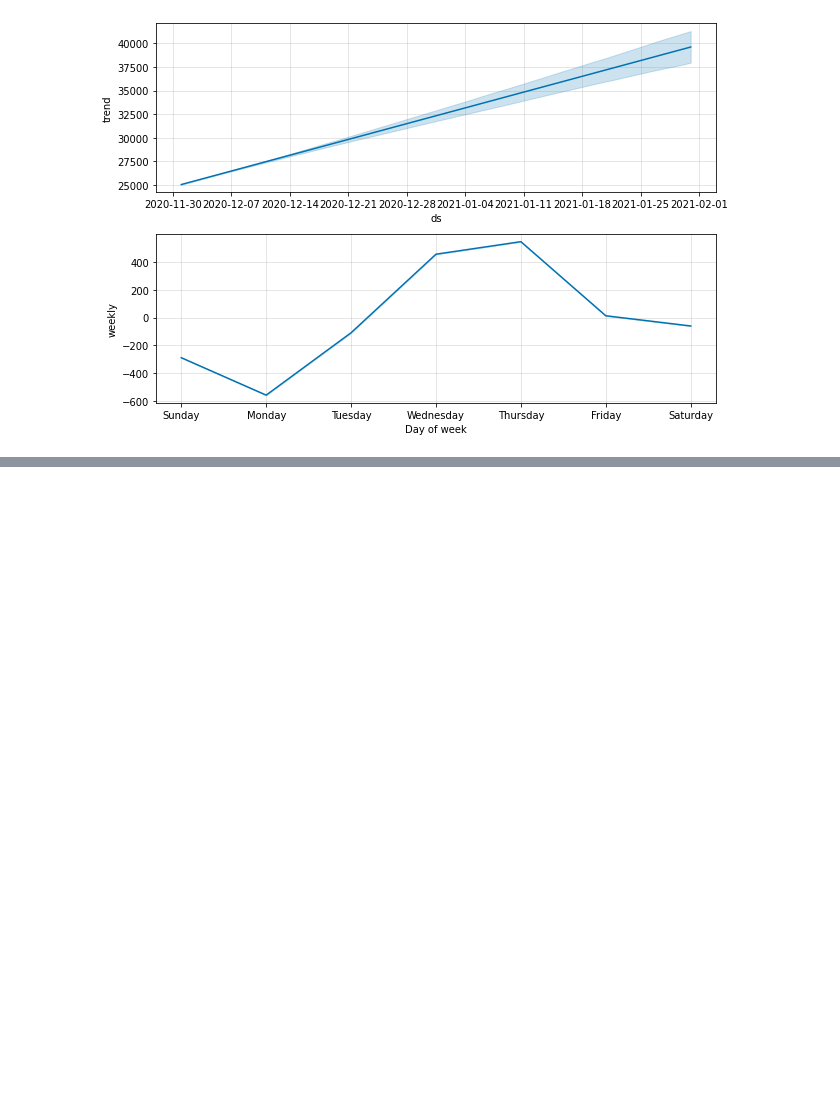
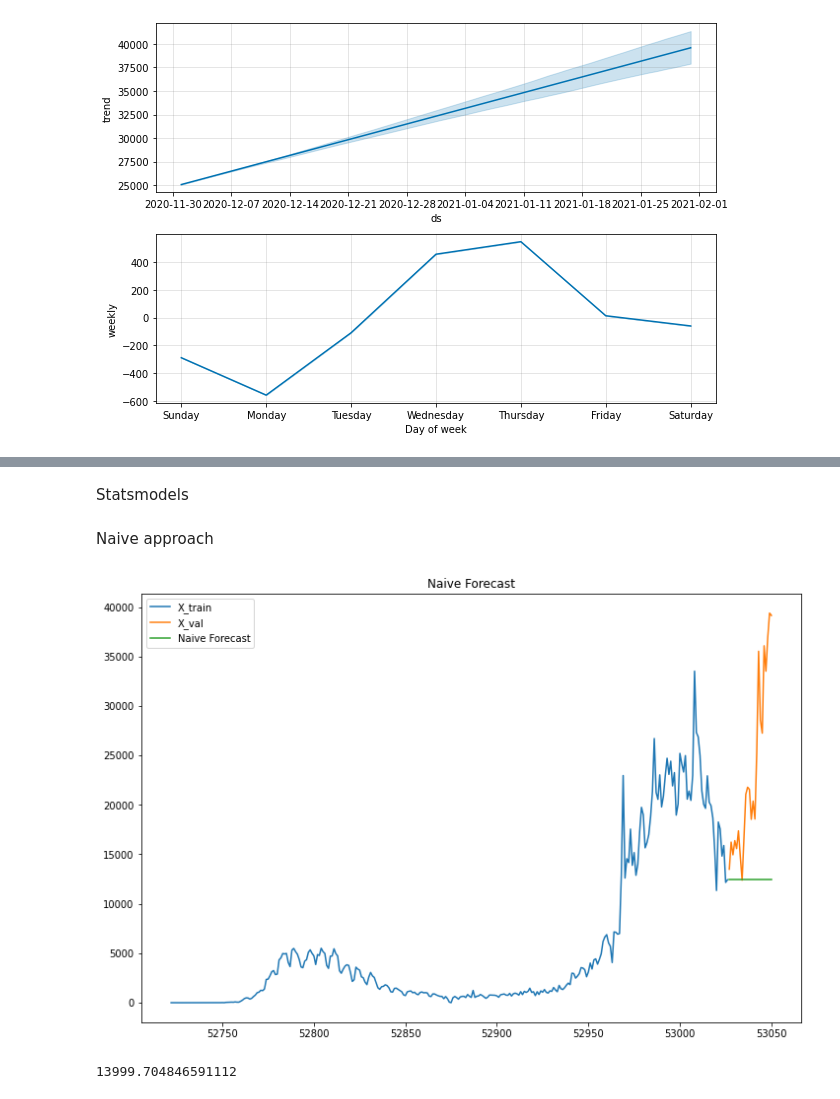
Before and after one commit to TracyRenee61/COV19, a Jupyter notebook: COV19_UK_new_cases.ipynb, the cells around one changed output, grey strips where cells are left out. Cells and saved outputs as stored; diff of their text form; code cells hidden in the pictures; blank space fills up the shorter version.

```diff
--- a/COV19_UK_new_cases.ipynb
+++ b/COV19_UK_new_cases.ipynb
@@ -353,3 +353,29 @@ plot_plotly(model, df_out)
 plot_components_plotly(model, df_out)
 # %% [output]
 [interactive output not drawn]
+# %% [markdown]
+Statsmodels
+# %% [markdown]
+Naive approach
+# %%
+#naive approach
+dd= np.asarray(X_train.y)
+y_hat = X_val.copy()
+y_hat['naive'] = dd[len(dd)-1]
+plt.figure(figsize=(12,8))
+plt.plot(X_train.index, X_train['y'], label='X_train')
+plt.plot(X_val.index,X_val['y'], label='X_val')
+plt.plot(y_hat.index,y_hat['naive'], label='Naive Forecast')
+plt.legend(loc='best')
+plt.title("Naive Forecast")
+plt.show()
+# %% [output]
+[figure, added]
+# %%
+# calculating RMSE to check the accuracy of our model on validation data set.
+from sklearn.metrics import mean_squared_error
+from math import sqrt
+rms = sqrt(mean_squared_error(X_val.y, y_hat.naive))
+print(rms)
+# %% [output]
+13999.704846591112
```
Also changed, not shown: parts of 25 cells of this notebook.
